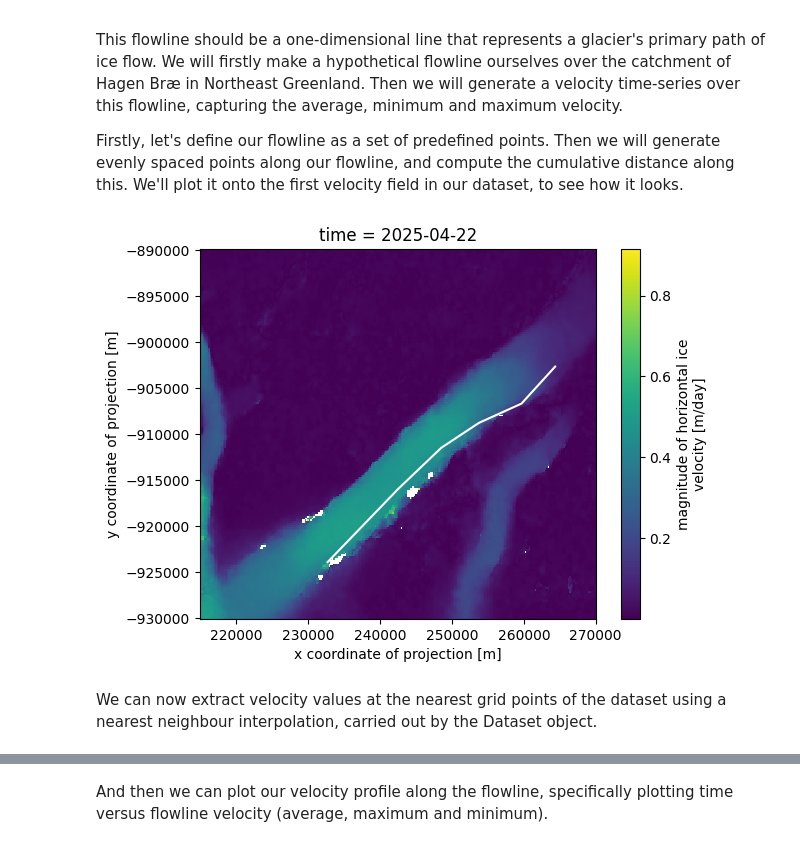
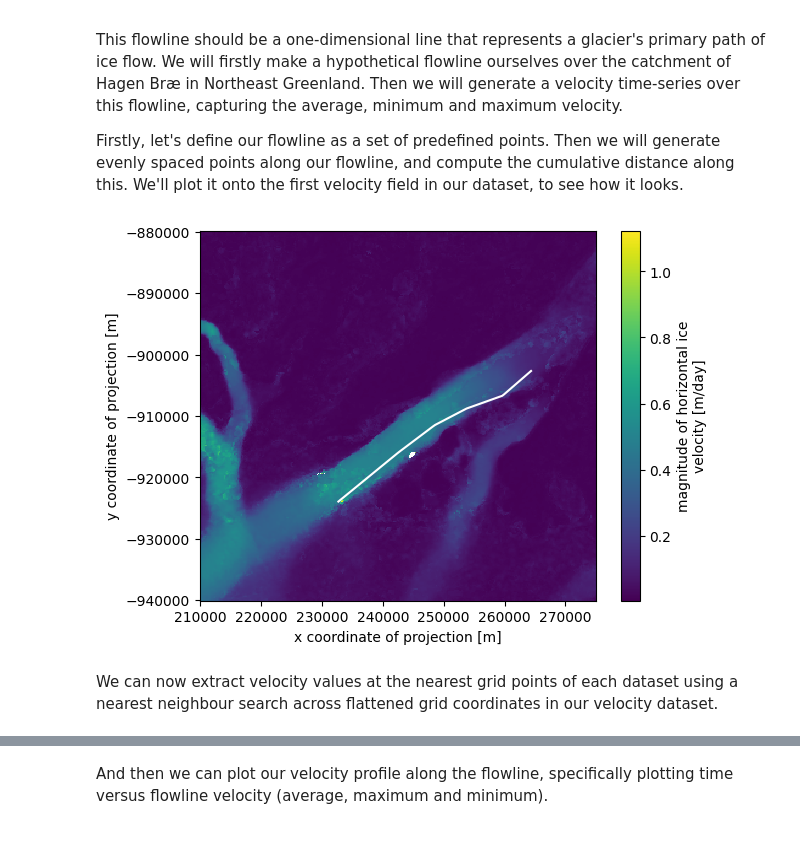
Before and after one commit to GEUS-Glaciology-and-Climate/Sentinel-1_Greenland_Ice_Velocity, a Jupyter notebook: tutorials/promice_iv_hagen_brae_tutorial.ipynb, the cells around one changed output, grey strips where cells are left out. Saved outputs shown, nothing was run; the diff lists cells and outputs as text; code cells hidden in the pictures.

```diff
--- a/tutorials/promice_iv_hagen_brae_tutorial.ipynb
+++ b/tutorials/promice_iv_hagen_brae_tutorial.ipynb
@@ -140,9 +161,9 @@ We can visualise this the horizontal surface velocity magnitude by selecting the
 # %%
-# Extract horizontal velocity magnitude at first time step
-velocity_first = region["land_ice_surface_velocity_magnitude"].isel(time=0)
+# Compute average horizontal velocity magnitude
+region_average = ds_combined["land_ice_surface_velocity_magnitude"].mean(dim="time")
 
-# Plot horizontal velocity magnitude at Hagen Brae for first time step
+# Plot average horizontal velocity magnitude at Hagen Brae
 plt.figure()
-velocity_first.plot()
+region_average.plot()
 plt.show()
 # %% [output]
@@ -159,19 +191,34 @@ Firstly, let's define our flowline as a set of predefined points. Then we will g
 # %%
 # Define flowline point locations
 flowline_x = np.array([264352, 259672, 253754, 248511, 242556, 237624, 232692])
 flowline_y = np.array([-902677, -906701, -908797, -911508, -915952, -919951, -923950])
 
-# Plot overlaid line onto velocity magnitude
+# Calculate distance along flowline
+dist_flowline = np.zeros(len(flowline_x))
+for i in range(1, len(flowline_x)):
+    dx = flowline_x[i] - flowline_x[i-1]
+    dy = flowline_y[i] - flowline_y[i-1]
+    dist_flowline[i] = dist_flowline[i-1] + np.sqrt(dx**2 + dy**2)
+
+# Define number of points along flowline
+n_points = 100
+even_dist = np.linspace(0, dist_flowline[-1], n_points)
+
+# Interpolate x, y at evenly spaced distances
+x_even = np.interp(even_dist, dist_flowline, flowline_x)
+y_even = np.interp(even_dist, dist_flowline, flowline_y)
+
+# Plot horizontal velocity magnitude
 plt.figure()
-velocity_first.plot()
+region_average.plot()
 
-# Overlay flowline point locations
-plt.plot(flowline_x, flowline_y, c="white")
+# Overlay point location
+plt.plot(x_even, y_even, c="white")
 
 # Show plot
 plt.show()
 # %% [output]
-[figure, old version]
+[figure, new version]
 # %% [markdown]
-We can now extract velocity values at the nearest grid points of the dataset using a nearest neighbour interpolation, carried out by the Dataset object.
+We can now extract velocity values at the nearest grid points of each dataset using a nearest neighbour search across flattened grid coordinates in our velocity dataset.
 # %%
```
Also changed, not shown: parts of 10 cells of this notebook, 3 other files.
